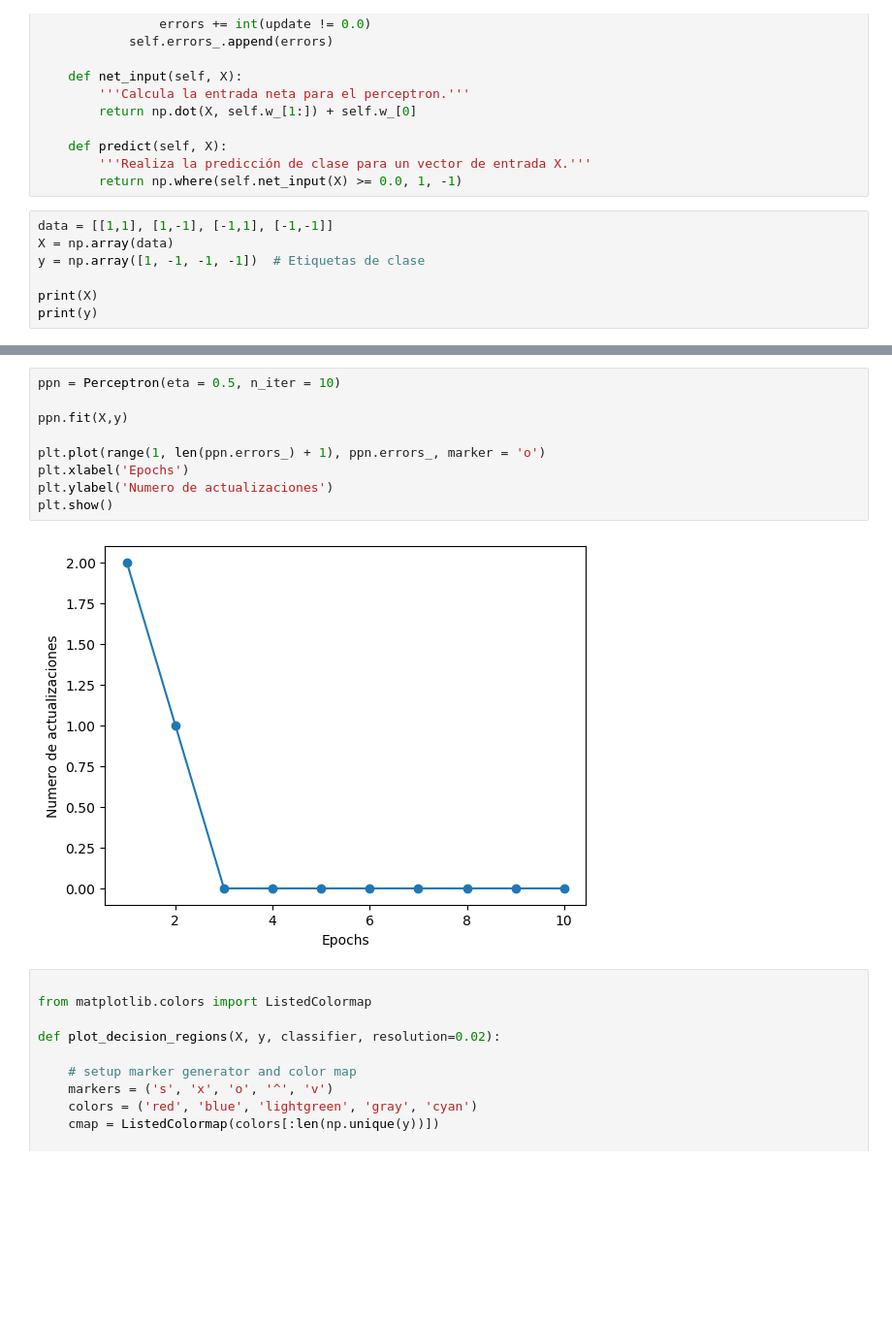
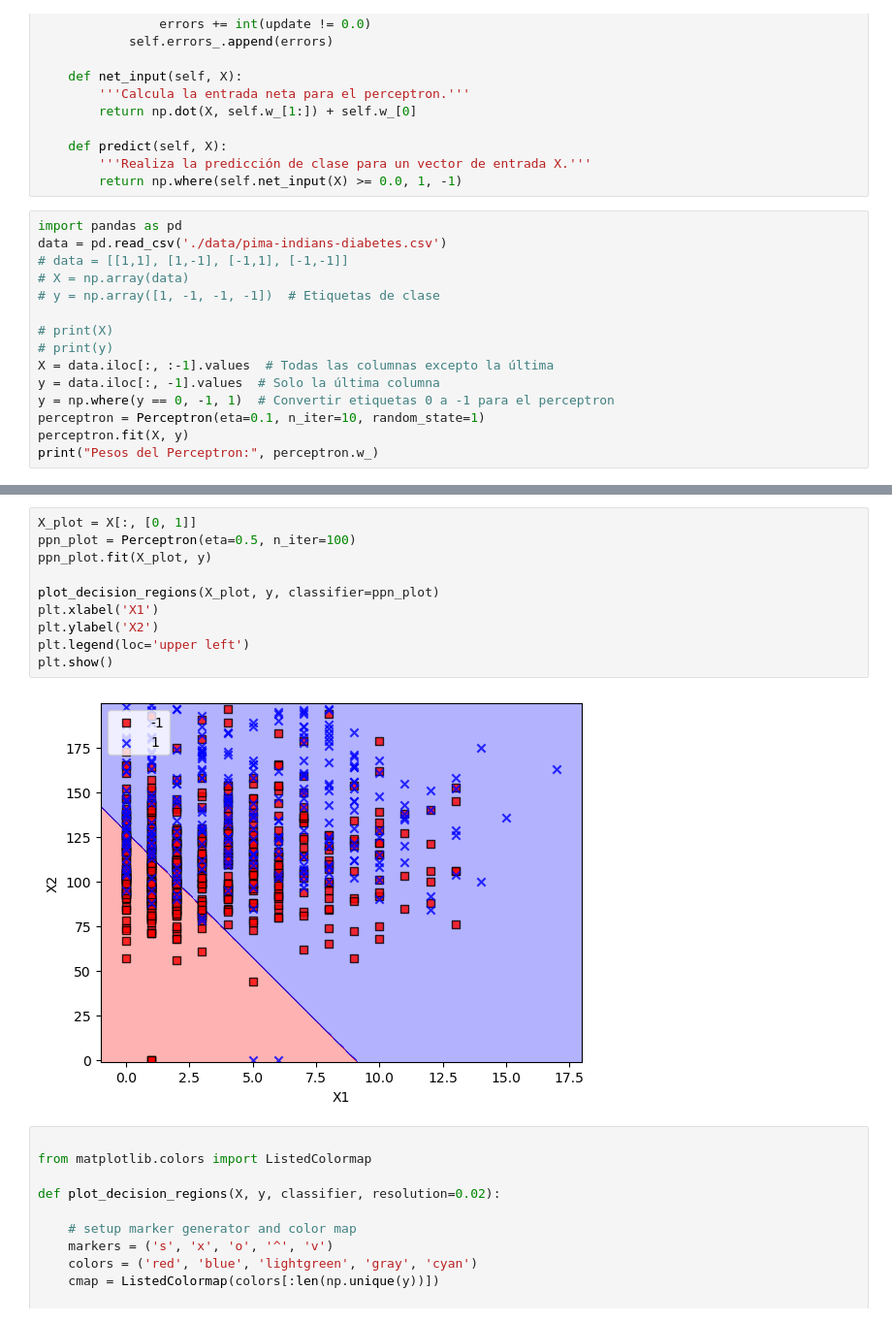
Before and after one commit to JBMODSYSTEM/modelos_simulacion, a Jupyter notebook: Perceptron.ipynb, the cells around one changed output, grey strips where cells are left out. Shown at 97% size. Drawn from its saved outputs; the diff is of its cells as text; blank space fills up the shorter version.

Commit message:
Agregando Pimas India

```diff
--- a/Perceptron.ipynb
+++ b/Perceptron.ipynb
@@ -39,10 +39,18 @@ class Perceptron(object):
         '''Realiza la predicción de clase para un vector de entrada X.'''
         return np.where(self.net_input(X) >= 0.0, 1, -1)
 # %%
-data = [[1,1], [1,-1], [-1,1], [-1,-1]]
-X = np.array(data)
-y = np.array([1, -1, -1, -1])  # Etiquetas de clase
+import pandas as pd
+data = pd.read_csv('./data/pima-indians-diabetes.csv')
+# data = [[1,1], [1,-1], [-1,1], [-1,-1]]
+# X = np.array(data)
+# y = np.array([1, -1, -1, -1])  # Etiquetas de clase
 
-print(X)
-print(y)
+# print(X)
+# print(y)
+X = data.iloc[:, :-1].values  # Todas las columnas excepto la última
+y = data.iloc[:, -1].values  # Solo la última columna
+y = np.where(y == 0, -1, 1)  # Convertir etiquetas 0 a -1 para el perceptron
+perceptron = Perceptron(eta=0.1, n_iter=10, random_state=1)
+perceptron.fit(X, y)
+print("Pesos del Perceptron:", perceptron.w_)
 # %% [output]
@@ -69,14 +74,15 @@ plt.show()
 # %%
-ppn = Perceptron(eta = 0.5, n_iter = 10)
+X_plot = X[:, [0, 1]]
+ppn_plot = Perceptron(eta=0.5, n_iter=100)
+ppn_plot.fit(X_plot, y)
 
-ppn.fit(X,y)
-
-plt.plot(range(1, len(ppn.errors_) + 1), ppn.errors_, marker = 'o')
-plt.xlabel('Epochs')
-plt.ylabel('Numero de actualizaciones')
+plot_decision_regions(X_plot, y, classifier=ppn_plot)
+plt.xlabel('X1')
+plt.ylabel('X2')
+plt.legend(loc='upper left')
 plt.show()
 # %% [output]
-[figure, old version]
+[figure, new version]
 # %%
 
 from matplotlib.colors import ListedColormap
```
Also changed, not shown: parts of 3 cells of this notebook, 1 other file.
